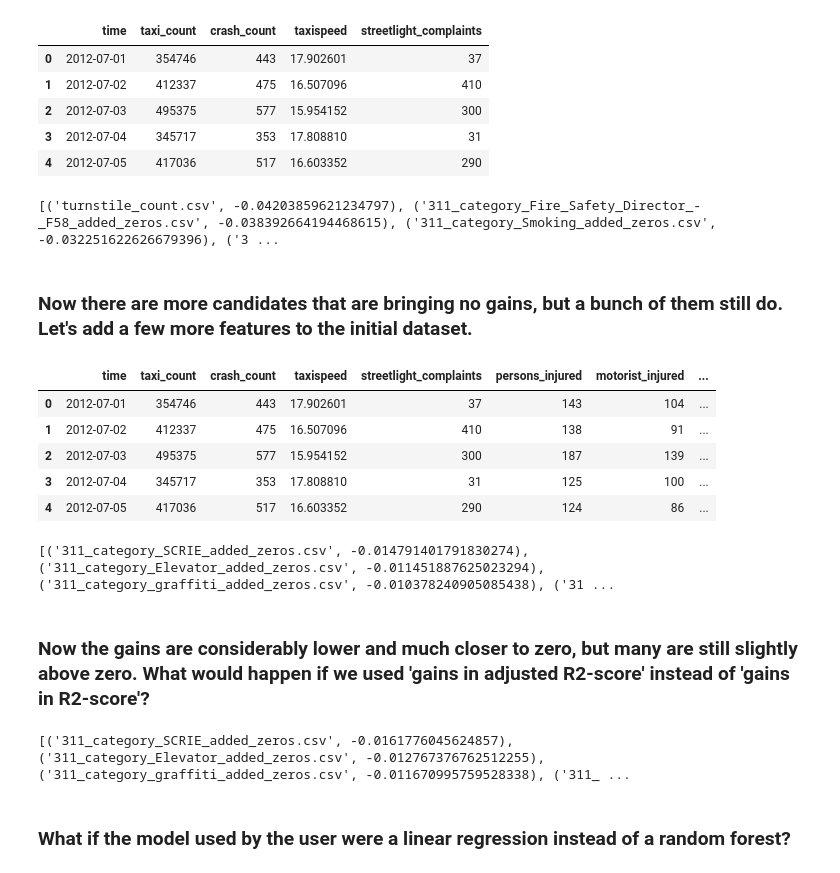
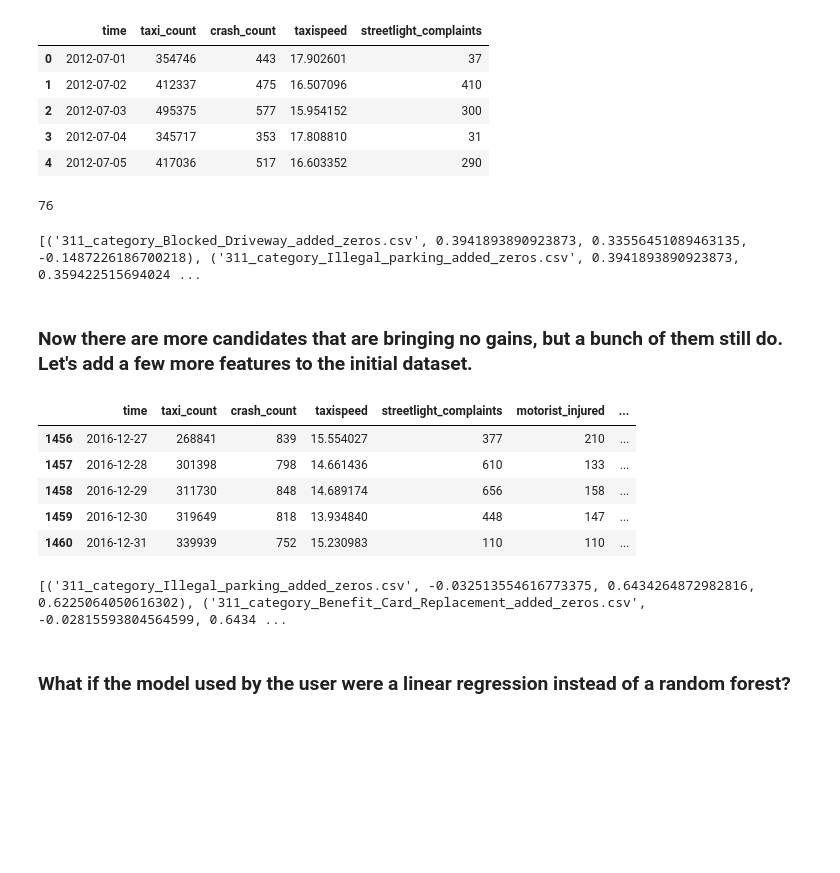
Before and after one commit to VIDA-NYU/prida, a Jupyter notebook: improvement-prediction/helping_feature_selectors/Speeding up Feature Selection.ipynb, the cells around one changed output. Saved outputs shown, nothing was run; the diff lists cells and outputs as text; code cells hidden in the pictures; blank space fills up the shorter version.

```diff
--- a/improvement-prediction/helping_feature_selectors/Speeding up Feature Selection.ipynb
+++ b/improvement-prediction/helping_feature_selectors/Speeding up Feature Selection.ipynb
@@ -273,7 +273,7 @@ predictions = model.predict(normalize_features(np.array(feature_vectors)))
 # %%
 from sklearn.ensemble import RandomForestRegressor
 from sklearn.model_selection import train_test_split
-from sklearn.metrics import r2_score
+from sklearn.metrics import r2_score, mean_absolute_error
 
 def  compute_adjusted_r2_score(number_of_regressors, r2_score, number_of_samples):
     '''
@@ -327,6 +327,7 @@ def compute_model_performance_improvement(query_dataset,
     model.fit(X_train[query_dataset.drop([target_name], axis=1).columns], y_train.ravel())
     y_pred_initial = model.predict(X_test[query_dataset.drop([target_name], axis=1).columns])
     r2_score_initial = r2_score(y_test, y_pred_initial)
+    mae_initial = mean_absolute_error(y_test, y_pred_initial)
     if adjusted_r2_score:
         r2_score_initial = compute_adjusted_r2_score(len(query_dataset.drop([target_name], axis=1).columns),
                                                      r2_score_initial,
@@ -335,6 +336,8 @@ def compute_model_performance_improvement(query_dataset,
     model.fit(X_train[augmented_dataset.drop([target_name], axis=1).columns], y_train.ravel())
     y_pred_final = model.predict(X_test[augmented_dataset.drop([target_name], axis=1).columns])
     r2_score_final = r2_score(y_test, y_pred_final)
+    mae_final = mean_absolute_error(y_test, y_pred_final)
+    #print('candidate', candidate_dataset.columns, mae_initial, mae_final)
     if adjusted_r2_score:
         r2_score_final = compute_adjusted_r2_score(len(augmented_dataset.drop([target_name], axis=1).columns),
                                                    r2_score_final,
@@ -346,7 +349,8 @@ def compute_model_performance_improvement(query_dataset,
 # %%
 true_labels = []
 gains_in_r2_score = []
-
+from sklearn.linear_model import LinearRegression
+linreg = LinearRegression()
 for name in candidate_names:
         candidate_dataset = pd.read_csv(os.path.join('nyc_indicators/', name),
                                         sep='|')
@@ -355,8 +359,11 @@ for name in candidate_names:
         initial, final, improvement = compute_model_performance_improvement(taxi_crash.set_index('time'),
                                                                             candidate_dataset.set_index('time'),
                                                                             'crash_count',
-                                                                            'time')
+                                                                            'time',
+                                                                            model=linreg,
+                                                                            adjusted_r2_score=True)
         gains_in_r2_score.append(improvement)
+        print(name, improvement)
         if improvement > 0:
             true_labels.append('gain')
         else:
@@ -411,6 +436,9 @@ taxi_crash_taxispeed_streetlight.head()
 # %%
 new_candidate_names = list(set(candidate_names) - set(['nyc_indicators/taxispeed_speed_avg.csv',
                                          'nyc_indicators/311_category_Street_light_condition_added_zeros.csv']))
+print(len(new_candidate_names))
+# %% [output]
+76
 # %%
 names_improvements = []
 for name in new_candidate_names:
@@ -421,16 +449,18 @@ for name in new_candidate_names:
         initial, final, improvement = compute_model_performance_improvement(taxi_crash_taxispeed_streetlight.set_index('time'),
                                                                             candidate_dataset.set_index('time'),
                                                                             'crash_count',
-                                                                            'time')
+                                                                            'time',
+                                                                            model=linreg,
+                                                                            adjusted_r2_score=True)
         gains_in_r2_score.append(improvement)
-        names_improvements.append((name, improvement))
+        names_improvements.append((name, initial, final, improvement))
         if improvement > 0:
             true_labels.append('gain')
         else:
             true_labels.append('loss')
-print(sorted(names_improvements, key=lambda x: x[1]))
+print(sorted(names_improvements, key=lambda x: x[3]))
 # %% [output]
-[('turnstile_count.csv', -0.04203859621234797), ('311_category_Fire_Safety_Director_-_F58_added_zeros.csv', -0.038392664194468615), ('311_category_Smoking_added_zeros.csv', -0.032251622626679396), ('3 ...
+[('311_category_Blocked_Driveway_added_zeros.csv', 0.3941893890923873, 0.33556451089463135, -0.1487226186700218), ('311_category_Illegal_parking_added_zeros.csv', 0.3941893890923873, 0.359422515694024 ...
 # %% [markdown]
 ### Now there are more candidates that are bringing no gains, but a bunch of them still do. Let's add a few more features to the initial dataset.
 # %%
@@ -441,18 +471,18 @@ motorist_injured = motorist_injured.rename(columns={'sum':'motorist_injured'})
 pedestrians_injured = pd.read_csv('pedestrians_injured_sum.csv', sep='|')
 pedestrians_injured = pedestrians_injured.rename(columns={'sum': 'pedestrians_injured'})
 
-crash_many_predictors = pd.merge(taxi_crash_taxispeed_streetlight, persons_injured, on='time', how='inner')
+crash_many_predictors = taxi_crash_taxispeed_streetlight #pd.merge(taxi_crash_taxispeed_streetlight, persons_injured, on='time', how='inner')
 crash_many_predictors = pd.merge(crash_many_predictors, motorist_injured, on='time', how='inner')
 crash_many_predictors = pd.merge(crash_many_predictors, pedestrians_injured, on='time', how='inner')
 # %%
-crash_many_predictors.head()
+crash_many_predictors.tail()
 # %% [output]
-|  | time | taxi_count | crash_count | taxispeed | streetlight_complaints | persons_injured | motorist_injured | ... |
-| 0 | 2012-07-01 | 354746 | 443 | 17.902601 | 37 | 143 | 104 | ... |
-| 1 | 2012-07-02 | 412337 | 475 | 16.507096 | 410 | 138 | 91 | ... |
-| 2 | 2012-07-03 | 495375 | 577 | 15.954152 | 300 | 187 | 139 | ... |
-| 3 | 2012-07-04 | 345717 | 353 | 17.808810 | 31 | 125 | 100 | ... |
-| 4 | 2012-07-05 | 417036 | 517 | 16.603352 | 290 | 124 | 86 | ... |
+|  | time | taxi_count | crash_count | taxispeed | streetlight_complaints | motorist_injured | ... |
+| 1456 | 2016-12-27 | 268841 | 839 | 15.554027 | 377 | 210 | ... |
+| 1457 | 2016-12-28 | 301398 | 798 | 14.661436 | 610 | 133 | ... |
+| 1458 | 2016-12-29 | 311730 | 848 | 14.689174 | 656 | 158 | ... |
+| 1459 | 2016-12-30 | 319649 | 818 | 13.934840 | 448 | 147 | ... |
+| 1460 | 2016-12-31 | 339939 | 752 | 15.230983 | 110 | 110 | ... |
 # %%
 names_improvements = []
 candidate_names = [f for f in os.listdir('nyc_indicators/') if '.csv' in f]
@@ -465,39 +495,18 @@ for name in candidate_names:
         initial, final, improvement = compute_model_performance_improvement(crash_many_predictors.set_index('time'),
                                                                             candidate_dataset.set_index('time'),
                                                                             'crash_count',
-                                                                            'time')
+                                                                            'time',
+                                                                            model=linreg,
+                                                                            adjusted_r2_score=True)
         gains_in_r2_score.append(improvement)
-        names_improvements.append((name, improvement))
+        names_improvements.append((name, improvement, initial, final))
         if improvement > 0:
             true_labels.append('gain')
         else:
             true_labels.append('loss')
 print(sorted(names_improvements, key=lambda x: x[1]))
 # %% [output]
-[('311_category_SCRIE_added_zeros.csv', -0.014791401791830274), ('311_category_Elevator_added_zeros.csv', -0.011451887625023294), ('311_category_graffiti_added_zeros.csv', -0.010378240905085438), ('31 ...
+[('311_category_Illegal_parking_added_zeros.csv', -0.032513554616773375, 0.6434264872982816, 0.6225064050616302), ('311_category_Benefit_Card_Replacement_added_zeros.csv', -0.02815593804564599, 0.6434 ...
-# %% [markdown]
-### Now the gains are considerably lower and much closer to zero, but many are still slightly above zero. What would happen if we used 'gains in adjusted R2-score' instead of 'gains in R2-score'?
-# %%
-names_improvements = []
-for name in candidate_names:
-        candidate_dataset = pd.read_csv(os.path.join('nyc_indicators/', name),
-                                        sep='|')
-        numerical_column = [i for i in candidate_dataset.columns if i != 'time'][0]
-        candidate_dataset = candidate_dataset.rename(columns={numerical_column: name.split('.')[0]})
-        initial, final, improvement = compute_model_performance_improvement(crash_many_predictors.set_index('time'),
-                                                                            candidate_dataset.set_index('time'),
-                                                                            'crash_count',
-                                                                            'time',
-                                                                            adjusted_r2_score=True)
-        gains_in_r2_score.append(improvement)
-        names_improvements.append((name, improvement))
-        if improvement > 0:
-            true_labels.append('gain')
-        else:
-            true_labels.append('loss')
-print(sorted(names_improvements, key=lambda x: x[1]))
-# %% [output]
-[('311_category_SCRIE_added_zeros.csv', -0.0161776045624857), ('311_category_Elevator_added_zeros.csv', -0.012767376762512255), ('311_category_graffiti_added_zeros.csv', -0.011670995759528338), ('311_ ...
 # %% [markdown]
 ### What if the model used by the user were a linear regression instead of a random forest?
 # %%
```
Also changed, not shown: parts of 4 cells of this notebook, 1 other file.
